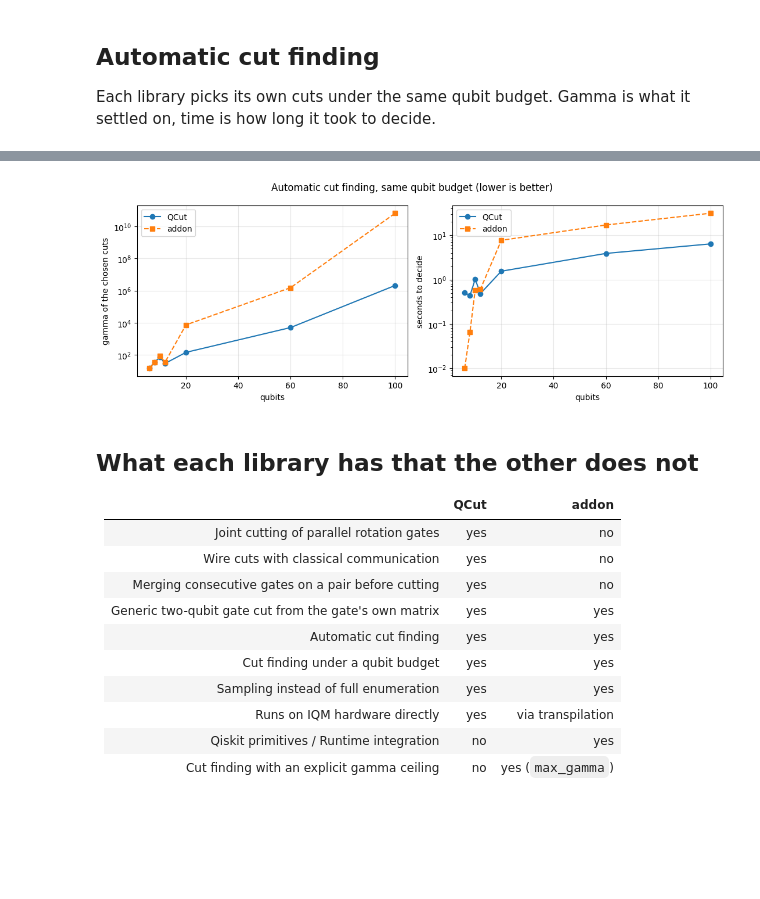
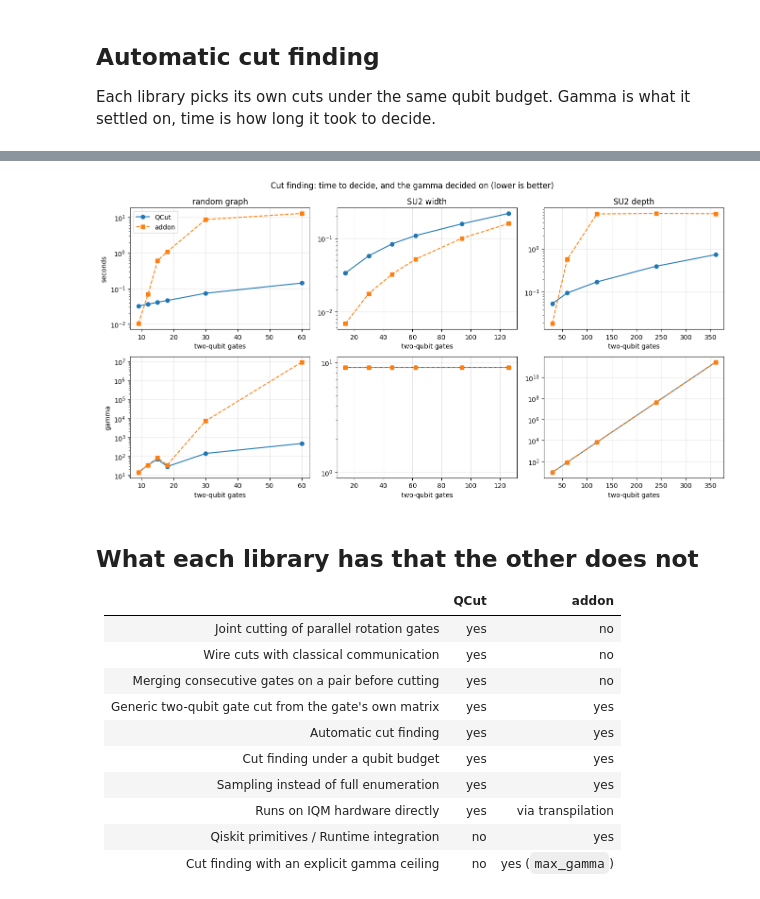
Before and after one commit to JooNiv/QCut, a Jupyter notebook: benchmarks/QCutVsAddon.ipynb, the cells around one changed output, grey strips where cells are left out. Cells and saved outputs as stored; diff of their text form; code cells hidden in the pictures; blank space fills up the shorter version.

```diff
--- a/benchmarks/QCutVsAddon.ipynb
+++ b/benchmarks/QCutVsAddon.ipynb
@@ -345,19 +423,27 @@ finder.round(4)
-# %%
-fig, (left, right) = plt.subplots(1, 2, figsize=(11, 4))
-for library, marker in (("QCut", "o-"), ("addon", "s--")):
-    part = finder[finder.library == library].sort_values("nodes")
-    left.plot(part["nodes"], part["gamma"], marker, label=library)
-    right.plot(part["nodes"], part["seconds"], marker, label=library)
-
-left.set(xlabel="qubits", ylabel="gamma of the chosen cuts", yscale="log")
-right.set(xlabel="qubits", ylabel="seconds to decide", yscale="log")
-for ax in (left, right):
-    ax.grid(True, alpha=0.3)
-    ax.legend()
-fig.suptitle("Automatic cut finding, same qubit budget (lower is better)")
-fig.tight_layout()
-# %% [output]
-[figure, removed]
+# %%
+kinds = ["random graph", "SU2 width", "SU2 depth"]
+fig, axes = plt.subplots(2, len(kinds), figsize=(4.5 * len(kinds), 7))
+
+for column, kind in enumerate(kinds):
+    block = finder[finder.kind == kind]
+    for row, metric in enumerate(("seconds", "gamma")):
+        ax = axes[row, column]
+        for library, marker in (("QCut", "o-"), ("addon", "s--")):
+            part = block[block.library == library].sort_values("gates_2q")
+            ax.plot(part["gates_2q"], part[metric], marker, label=library)
+        ax.set_yscale("log")
+        ax.grid(True, alpha=0.3)
+        ax.set_xlabel("two-qubit gates")
+        if row == 0:
+            ax.set_title(kind)
+        if column == 0:
+            ax.set_ylabel(metric)
+
+axes[0, 0].legend()
+fig.suptitle("Cut finding: time to decide, and the gamma decided on (lower is better)")
+fig.tight_layout()
+# %% [output]
+[figure, added]
 # %% [markdown]
 ## What each library has that the other does not
 
```
Also changed, not shown: parts of 7 cells of this notebook.
